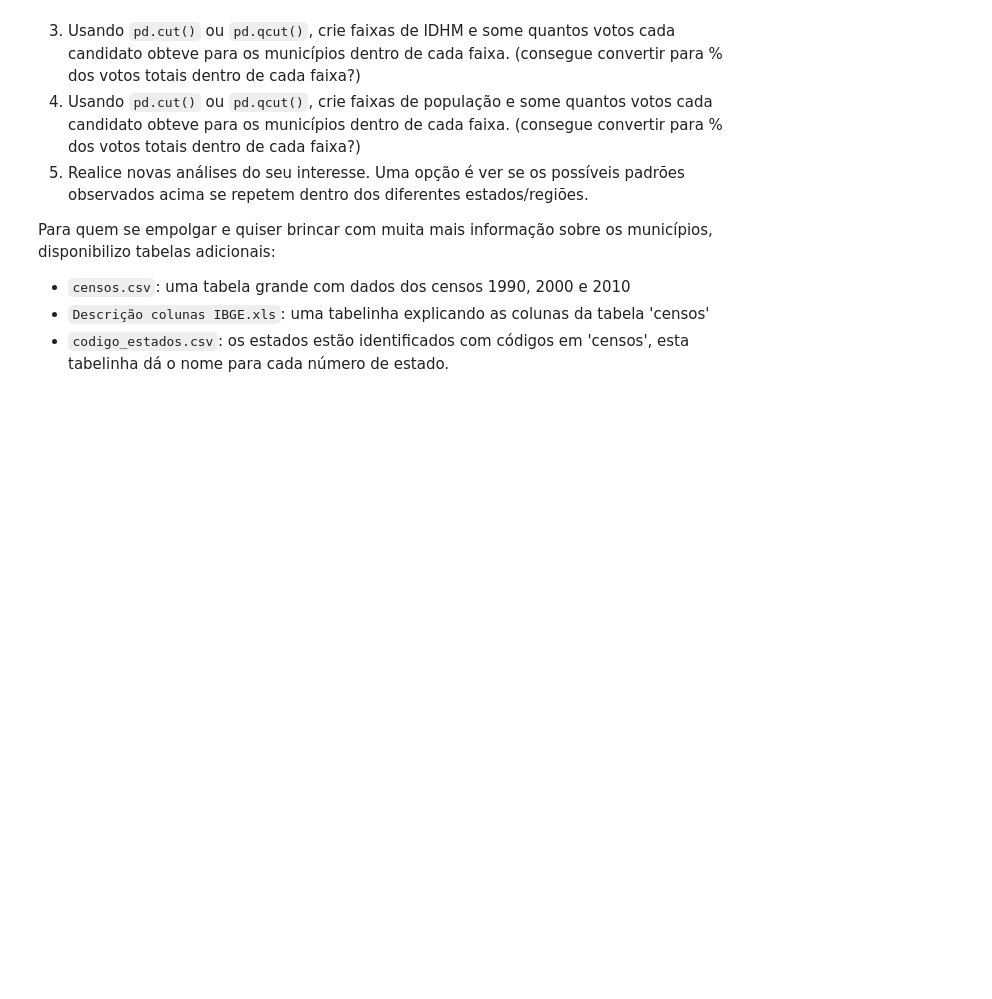
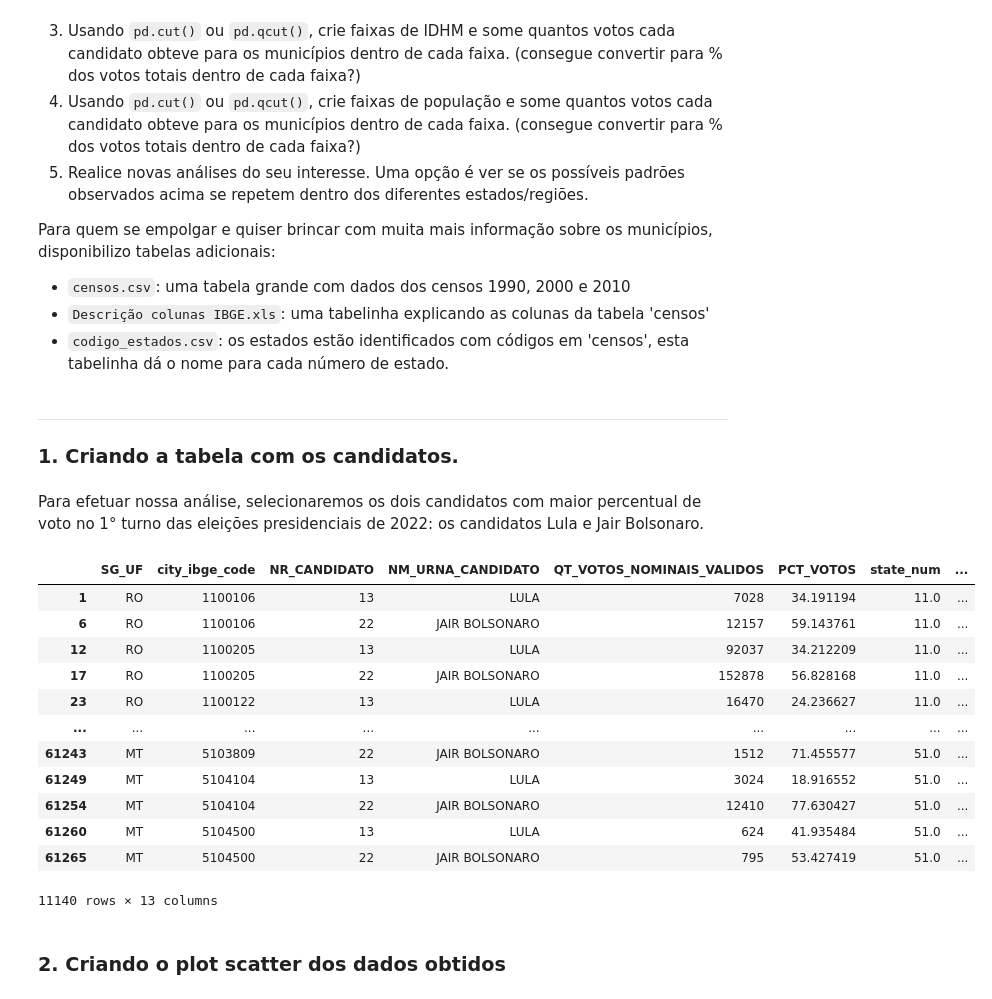
Before and after one commit to moseseusueus/ICE1050, a Jupyter notebook: Unidade01ProjetoFinal/Projeto_de_Análise-Eleições2022.ipynb, the cells around one changed output. Cells and saved outputs as stored; diff of their text form; code cells hidden in the pictures; blank space fills up the shorter version.

```diff
--- a/Unidade01ProjetoFinal/Projeto_de_Análise-Eleições2022.ipynb
+++ b/Unidade01ProjetoFinal/Projeto_de_Análise-Eleições2022.ipynb
@@ -239,3 +240,29 @@ Para quem se empolgar e quiser brincar com muita mais informação sobre os muni
 - `censos.csv`: uma tabela grande com dados dos censos 1990, 2000 e 2010
 - `Descrição colunas IBGE.xls`: uma tabelinha explicando as colunas da tabela 'censos'
 - `codigo_estados.csv`: os estados estão identificados com códigos em 'censos', esta tabelinha dá o nome para cada número de estado.
+# %% [markdown]
+<hr/>
+
+### 1. Criando a tabela com os candidatos.
+# %% [markdown]
+Para efetuar nossa análise, selecionaremos os dois candidatos com maior percentual de voto no 1° turno das eleições presidenciais de 2022: os candidatos Lula e Jair Bolsonaro.
+# %%
+# Selecionando dois candidatos utilizando boolean masks
+votosmn_idhm_correlacao = votos_idhm.loc[(votos_idhm['NR_CANDIDATO'] == 13) | (votos_idhm['NR_CANDIDATO'] == 22)]
+display(votosmn_idhm_correlacao)
+# %% [output]
+|  | SG_UF | city_ibge_code | NR_CANDIDATO | NM_URNA_CANDIDATO | QT_VOTOS_NOMINAIS_VALIDOS | PCT_VOTOS | state_num | ... |
+| 1 | RO | 1100106 | 13 | LULA | 7028 | 34.191194 | 11.0 | ... |
+| 6 | RO | 1100106 | 22 | JAIR BOLSONARO | 12157 | 59.143761 | 11.0 | ... |
+| 12 | RO | 1100205 | 13 | LULA | 92037 | 34.212209 | 11.0 | ... |
+| 17 | RO | 1100205 | 22 | JAIR BOLSONARO | 152878 | 56.828168 | 11.0 | ... |
+| 23 | RO | 1100122 | 13 | LULA | 16470 | 24.236627 | 11.0 | ... |
+| ... | ... | ... | ... | ... | ... | ... | ... | ... |
+| 61243 | MT | 5103809 | 22 | JAIR BOLSONARO | 1512 | 71.455577 | 51.0 | ... |
+| 61249 | MT | 5104104 | 13 | LULA | 3024 | 18.916552 | 51.0 | ... |
+| 61254 | MT | 5104104 | 22 | JAIR BOLSONARO | 12410 | 77.630427 | 51.0 | ... |
+| 61260 | MT | 5104500 | 13 | LULA | 624 | 41.935484 | 51.0 | ... |
+| 61265 | MT | 5104500 | 22 | JAIR BOLSONARO | 795 | 53.427419 | 51.0 | ... |
+11140 rows × 13 columns
+# %% [markdown]
+### 2. Criando o plot scatter dos dados obtidos
```
Also changed, not shown: parts of 3 cells of this notebook.
